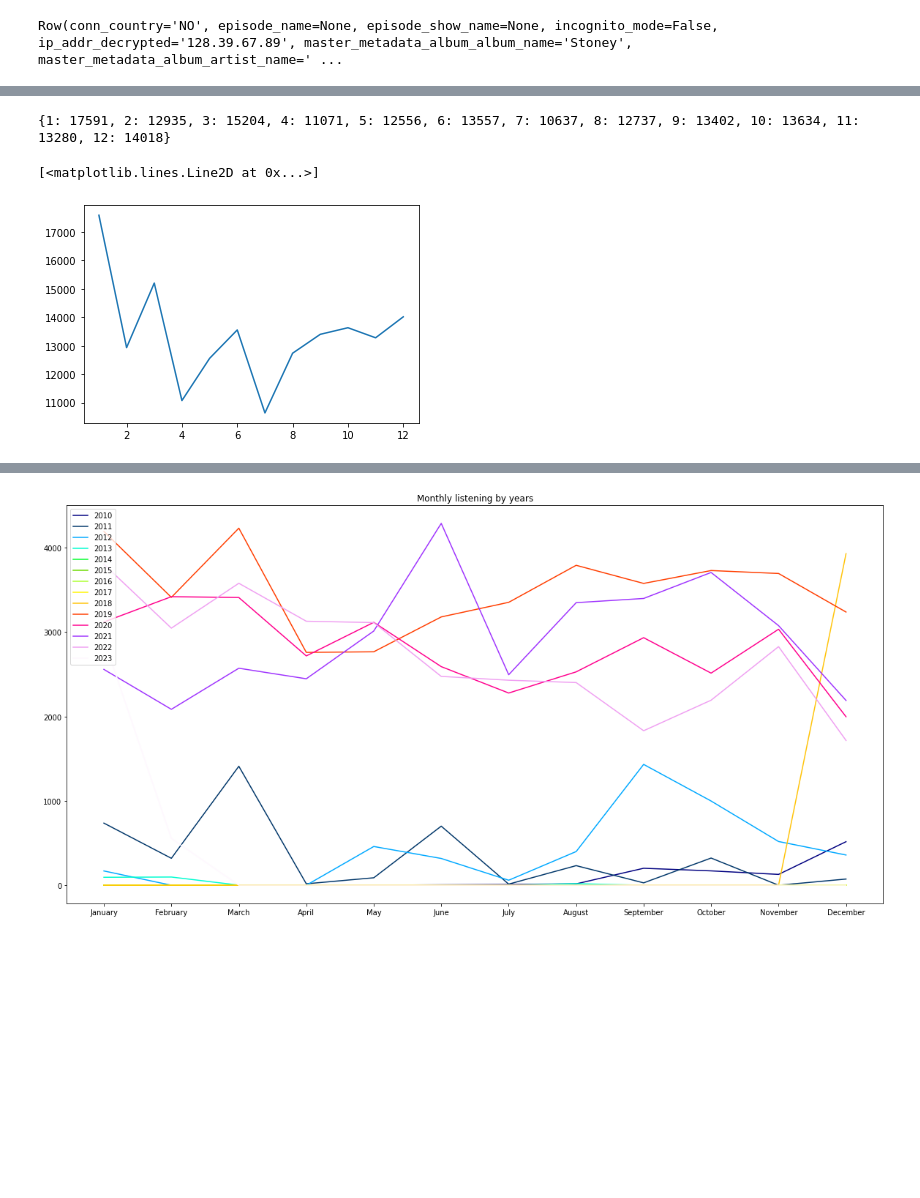
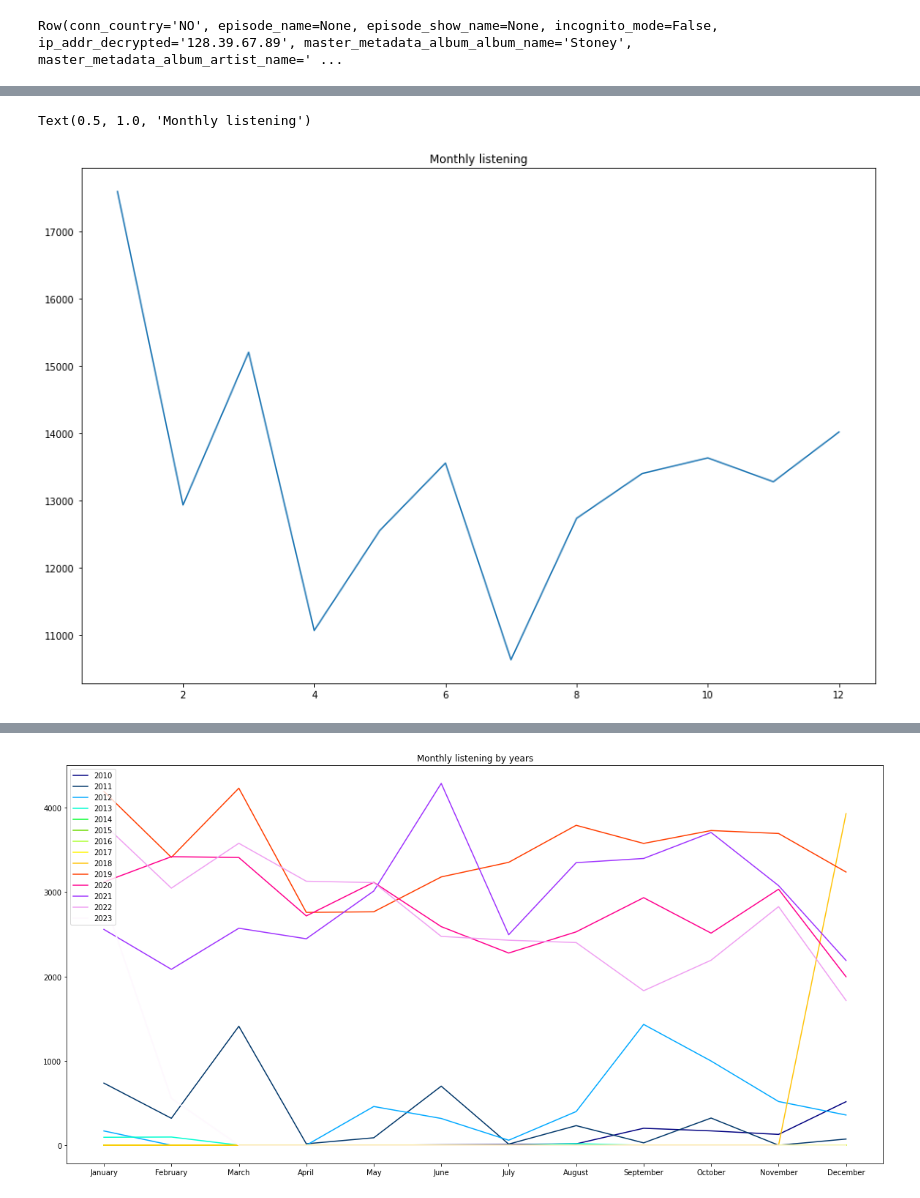
Before and after one commit to treyshotz/Spotify-Analytics, a Jupyter notebook: notebooks/spotify.ipynb, the cells around one changed output, grey strips where cells are left out. Cells and saved outputs as stored; diff of their text form; code cells hidden in the pictures; blank space fills up the shorter version.

Commit message:
Visualising

```diff
--- a/notebooks/spotify.ipynb
+++ b/notebooks/spotify.ipynb
@@ -99,15 +107,15 @@ plt.plot(yrs.keys(), yrs.values())
 # %%
 import matplotlib.pyplot as plt
 
 tmp = dict(months)
+tmp = dict(sorted(tmp.items()))
 
-tmp = dict(sorted(tmp.items()))
-print(tmp)
+fig, ax = plt.subplots(figsize=(15,10))
 plt.plot(tmp.keys(), tmp.values())
+ax.set_title("Monthly listening")
 # %% [output]
-{1: 17591, 2: 12935, 3: 15204, 4: 11071, 5: 12556, 6: 13557, 7: 10637, 8: 12737, 9: 13402, 10: 13634, 11: 13280, 12: 14018}
+Text(0.5, 1.0, 'Monthly listening')
-[<matplotlib.lines.Line2D at 0x...>]
-[figure, old version]
+[figure, new version]
 # %%
 import matplotlib.pyplot as plt
 
```
Also changed, not shown: parts of 5 cells of this notebook.
